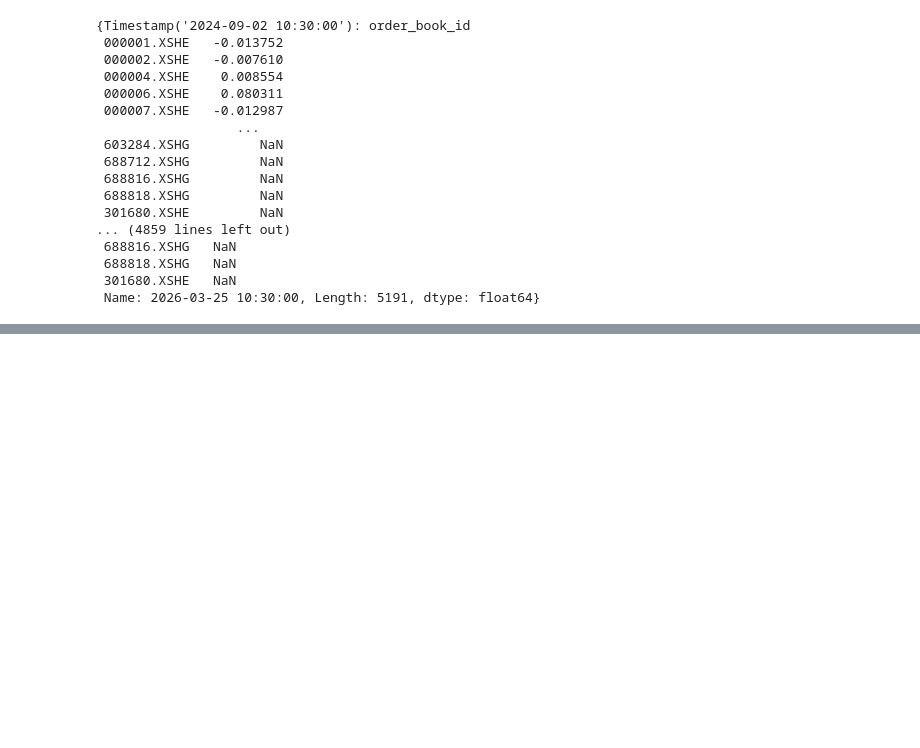
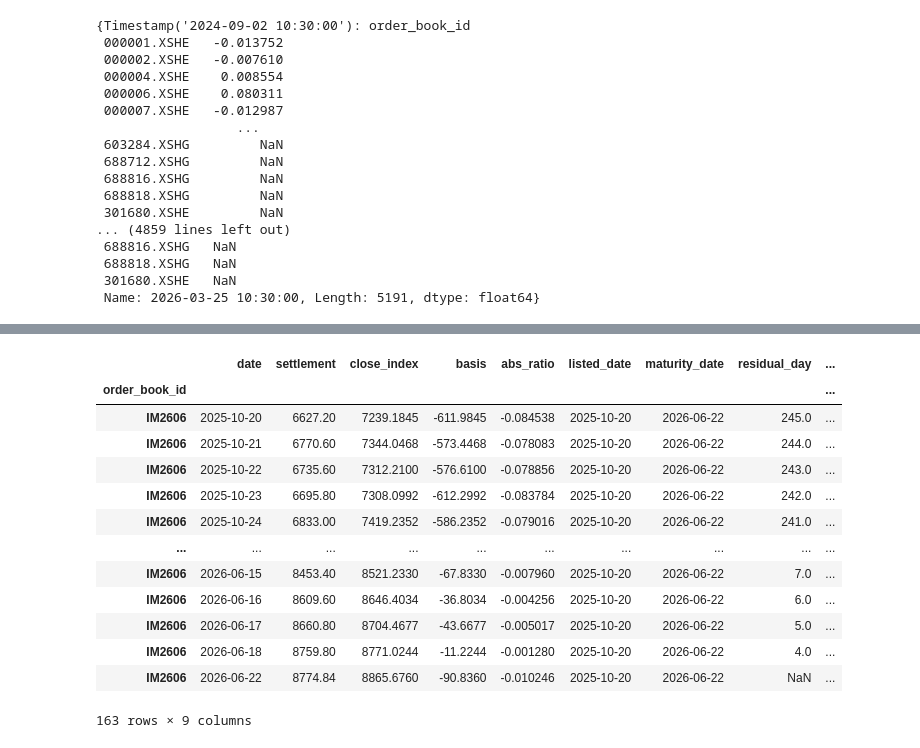
Before and after one commit to LeeSXS23456/REPOSITORY, a Jupyter notebook: data_extract.ipynb, the cells around one changed output, grey strips where cells are left out. Cells and saved outputs as stored; diff of their text form; code cells hidden in the pictures; blank space fills up the shorter version.

```diff
--- a/data_extract.ipynb
+++ b/data_extract.ipynb
@@ -880,0 +1347,17 @@ with open(f"{desdir}/全A_freemcp_25_26D_dict.pkl", "wb") as f:
+# %%
+df_info_m[(df_info_m.index=="IM2606")]
+# %% [output]
+|  | date | settlement | close_index | basis | abs_ratio | listed_date | maturity_date | residual_day | ... |
+| order_book_id |  |  |  |  |  |  |  |  | ... |
+| IM2606 | 2025-10-20 | 6627.20 | 7239.1845 | -611.9845 | -0.084538 | 2025-10-20 | 2026-06-22 | 245.0 | ... |
+| IM2606 | 2025-10-21 | 6770.60 | 7344.0468 | -573.4468 | -0.078083 | 2025-10-20 | 2026-06-22 | 244.0 | ... |
+| IM2606 | 2025-10-22 | 6735.60 | 7312.2100 | -576.6100 | -0.078856 | 2025-10-20 | 2026-06-22 | 243.0 | ... |
+| IM2606 | 2025-10-23 | 6695.80 | 7308.0992 | -612.2992 | -0.083784 | 2025-10-20 | 2026-06-22 | 242.0 | ... |
+| IM2606 | 2025-10-24 | 6833.00 | 7419.2352 | -586.2352 | -0.079016 | 2025-10-20 | 2026-06-22 | 241.0 | ... |
+| ... | ... | ... | ... | ... | ... | ... | ... | ... | ... |
+| IM2606 | 2026-06-15 | 8453.40 | 8521.2330 | -67.8330 | -0.007960 | 2025-10-20 | 2026-06-22 | 7.0 | ... |
+| IM2606 | 2026-06-16 | 8609.60 | 8646.4034 | -36.8034 | -0.004256 | 2025-10-20 | 2026-06-22 | 6.0 | ... |
+| IM2606 | 2026-06-17 | 8660.80 | 8704.4677 | -43.6677 | -0.005017 | 2025-10-20 | 2026-06-22 | 5.0 | ... |
+| IM2606 | 2026-06-18 | 8759.80 | 8771.0244 | -11.2244 | -0.001280 | 2025-10-20 | 2026-06-22 | 4.0 | ... |
+| IM2606 | 2026-06-22 | 8774.84 | 8865.6760 | -90.8360 | -0.010246 | 2025-10-20 | 2026-06-22 | NaN | ... |
+163 rows × 9 columns
```
Also changed, not shown: parts of 30 cells of this notebook.
